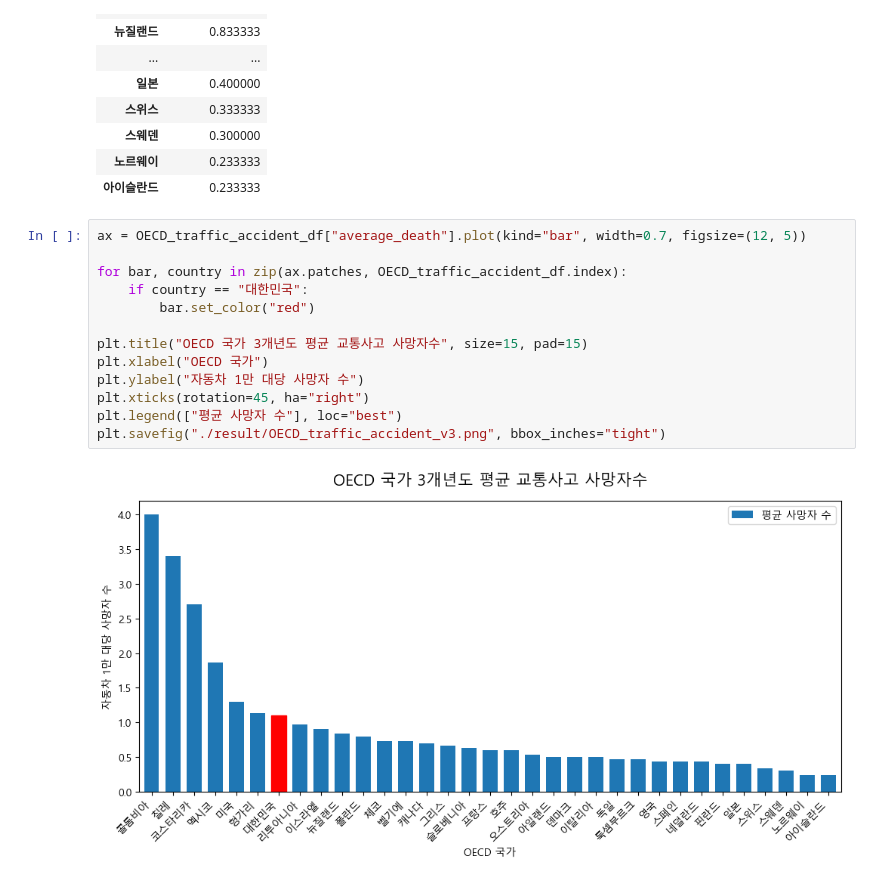
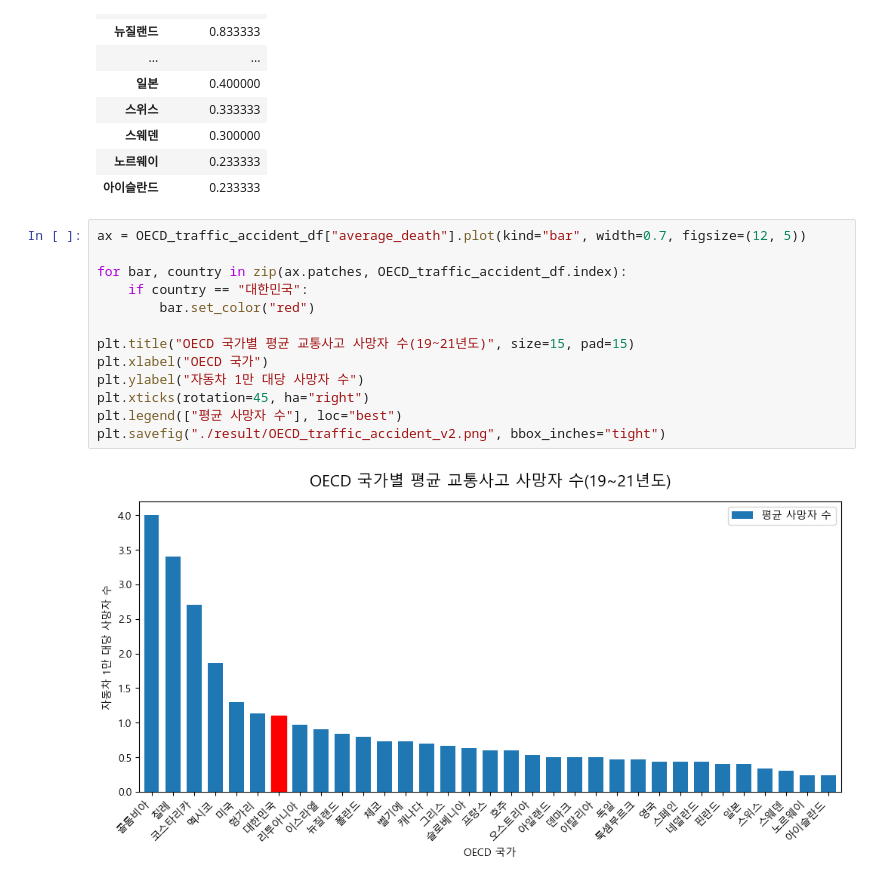
Before and after one commit to hkle2/Elderly_driver_traffic_accident_project, a Jupyter notebook: Code/OECD_traffic_accident.ipynb, the cells around one changed output. Drawn from its saved outputs; the diff is of its cells as text.

```diff
--- a/Code/OECD_traffic_accident.ipynb
+++ b/Code/OECD_traffic_accident.ipynb
@@ -49,16 +51,16 @@ OECD_traffic_accident_df
 # %%
 ax = OECD_traffic_accident_df["average_death"].plot(kind="bar", width=0.7, figsize=(12, 5))
 
 for bar, country in zip(ax.patches, OECD_traffic_accident_df.index):
     if country == "대한민국":
         bar.set_color("red")
 
-plt.title("OECD 국가 3개년도 평균 교통사고 사망자수", size=15, pad=15)
+plt.title("OECD 국가별 평균 교통사고 사망자 수(19~21년도)", size=15, pad=15)
 plt.xlabel("OECD 국가")
 plt.ylabel("자동차 1만 대당 사망자 수")
 plt.xticks(rotation=45, ha="right")
 plt.legend(["평균 사망자 수"], loc="best")
-plt.savefig("./result/OECD_traffic_accident_v3.png", bbox_inches="tight")
+plt.savefig("./result/OECD_traffic_accident_v2.png", bbox_inches="tight")
 # %% [output]
-[figure, old version]
+[figure, new version]
 # %%
```
Also changed, not shown: parts of 3 cells of this notebook, 40 other files.
